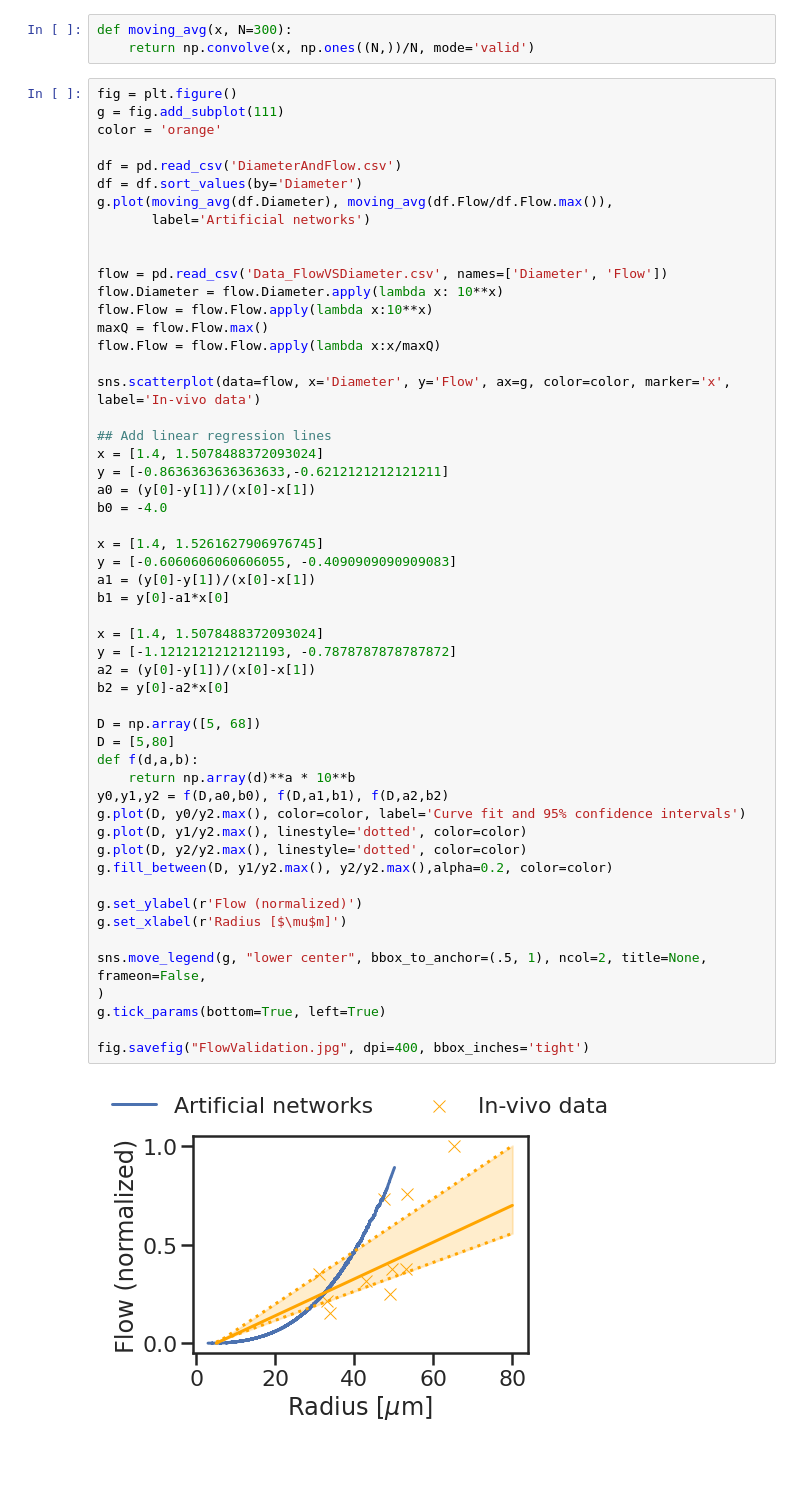
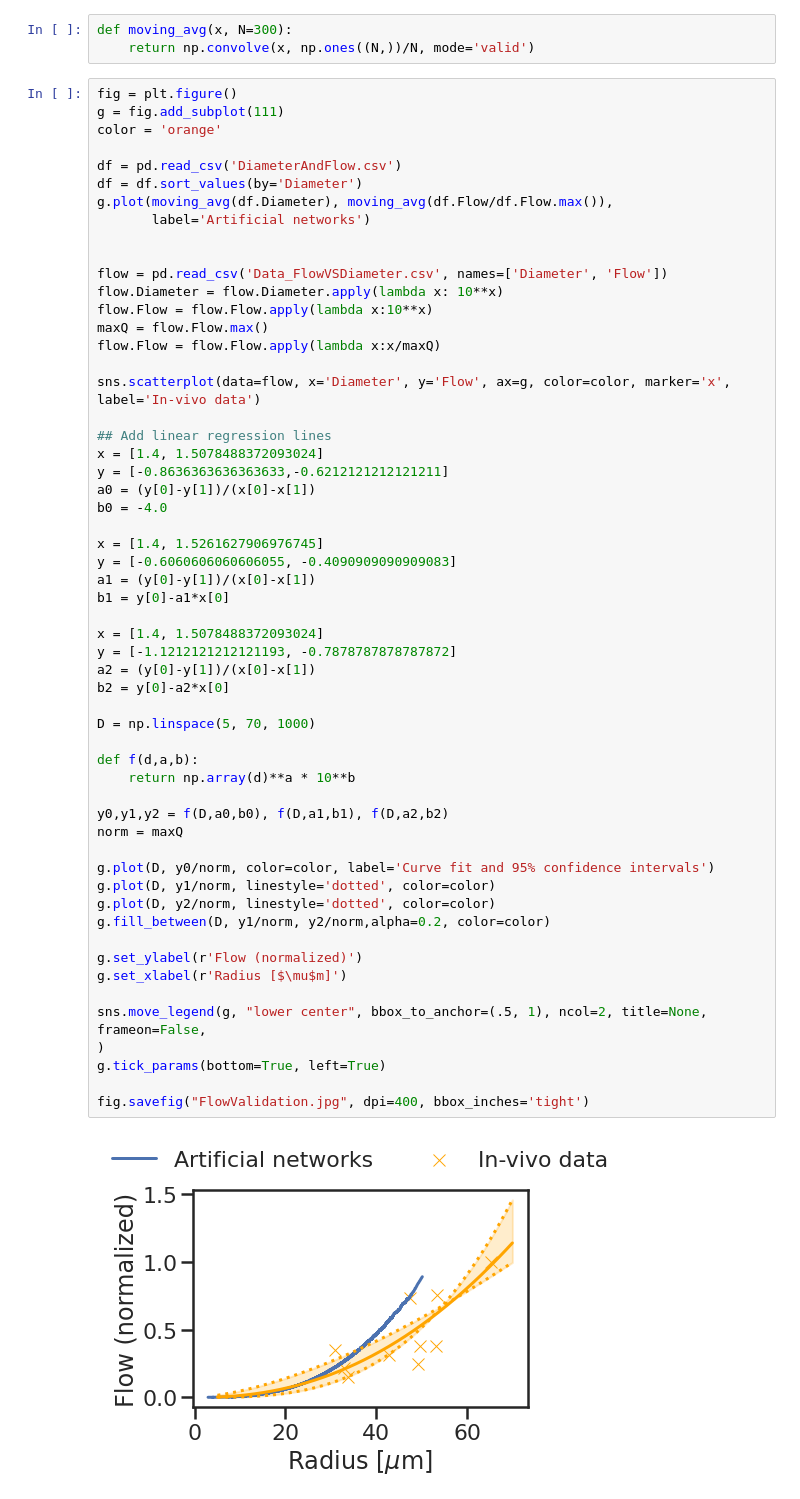
Before and after one commit to remihndz/Virtual-Angiogenesis, a Jupyter notebook: Results-8-patients/Analyse-Simulations.ipynb, the cells around one changed output. Cells and saved outputs as stored; diff of their text form; blank space fills up the shorter version.

Commit message:
Fixed the regression curve on the data

```diff
--- a/Results-8-patients/Analyse-Simulations.ipynb
+++ b/Results-8-patients/Analyse-Simulations.ipynb
@@ -234,37 +234,40 @@ sns.scatterplot(data=flow, x='Diameter', y='Flow', ax=g, color=color, marker='x'
 
 ## Add linear regression lines
 x = [1.4, 1.5078488372093024]
 y = [-0.8636363636363633,-0.6212121212121211]
 a0 = (y[0]-y[1])/(x[0]-x[1])
 b0 = -4.0
 
 x = [1.4, 1.5261627906976745]
 y = [-0.6060606060606055, -0.4090909090909083]
 a1 = (y[0]-y[1])/(x[0]-x[1])
 b1 = y[0]-a1*x[0]
 
 x = [1.4, 1.5078488372093024]
 y = [-1.1212121212121193, -0.7878787878787872]
 a2 = (y[0]-y[1])/(x[0]-x[1])
 b2 = y[0]-a2*x[0]
 
-D = np.array([5, 68])
-D = [5,80]
+D = np.linspace(5, 70, 1000)
+
 def f(d,a,b):
     return np.array(d)**a * 10**b
+
 y0,y1,y2 = f(D,a0,b0), f(D,a1,b1), f(D,a2,b2)
-g.plot(D, y0/y2.max(), color=color, label='Curve fit and 95% confidence intervals')
-g.plot(D, y1/y2.max(), linestyle='dotted', color=color)
-g.plot(D, y2/y2.max(), linestyle='dotted', color=color)
-g.fill_between(D, y1/y2.max(), y2/y2.max(),alpha=0.2, color=color)
+norm = maxQ
+
+g.plot(D, y0/norm, color=color, label='Curve fit and 95% confidence intervals')
+g.plot(D, y1/norm, linestyle='dotted', color=color)
+g.plot(D, y2/norm, linestyle='dotted', color=color)
+g.fill_between(D, y1/norm, y2/norm,alpha=0.2, color=color)
 
 g.set_ylabel(r'Flow (normalized)')
 g.set_xlabel(r'Radius [$\mu$m]')
 
 sns.move_legend(g, "lower center", bbox_to_anchor=(.5, 1), ncol=2, title=None, frameon=False,
 )
 g.tick_params(bottom=True, left=True)
 
 fig.savefig("FlowValidation.jpg", dpi=400, bbox_inches='tight')
 # %% [output]
-[figure, old version]
+[figure, new version]
```
